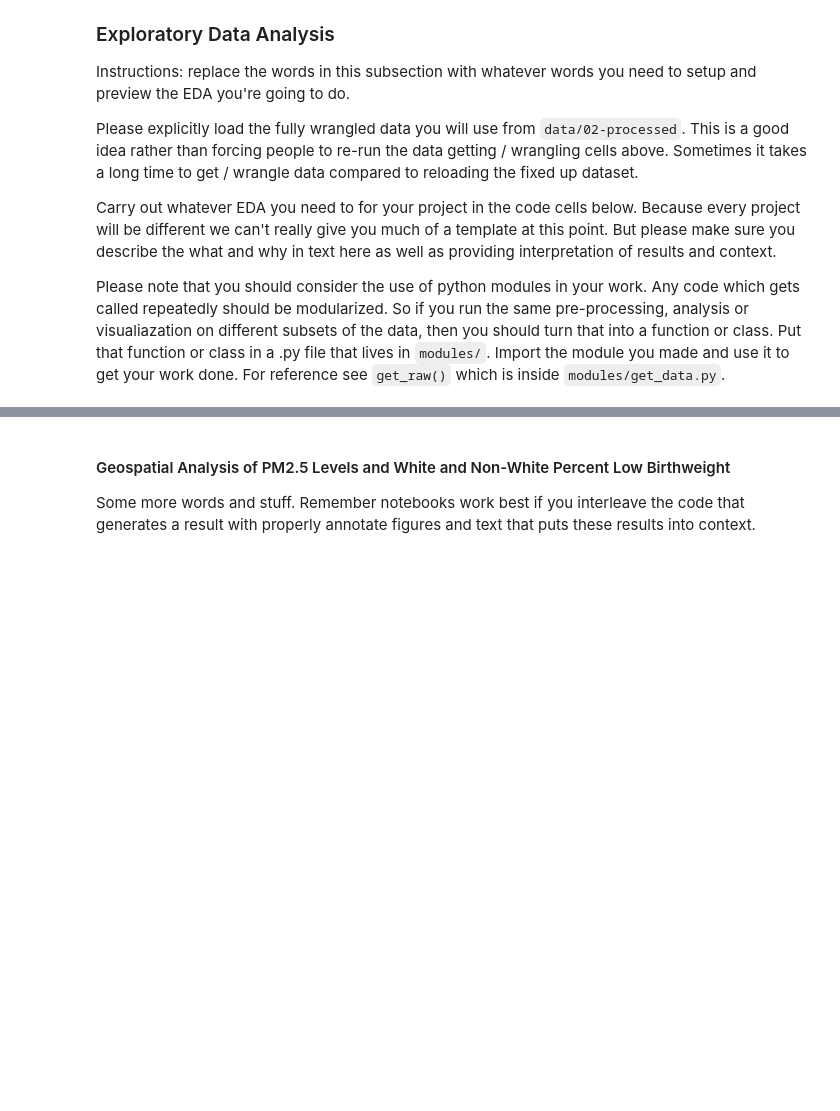
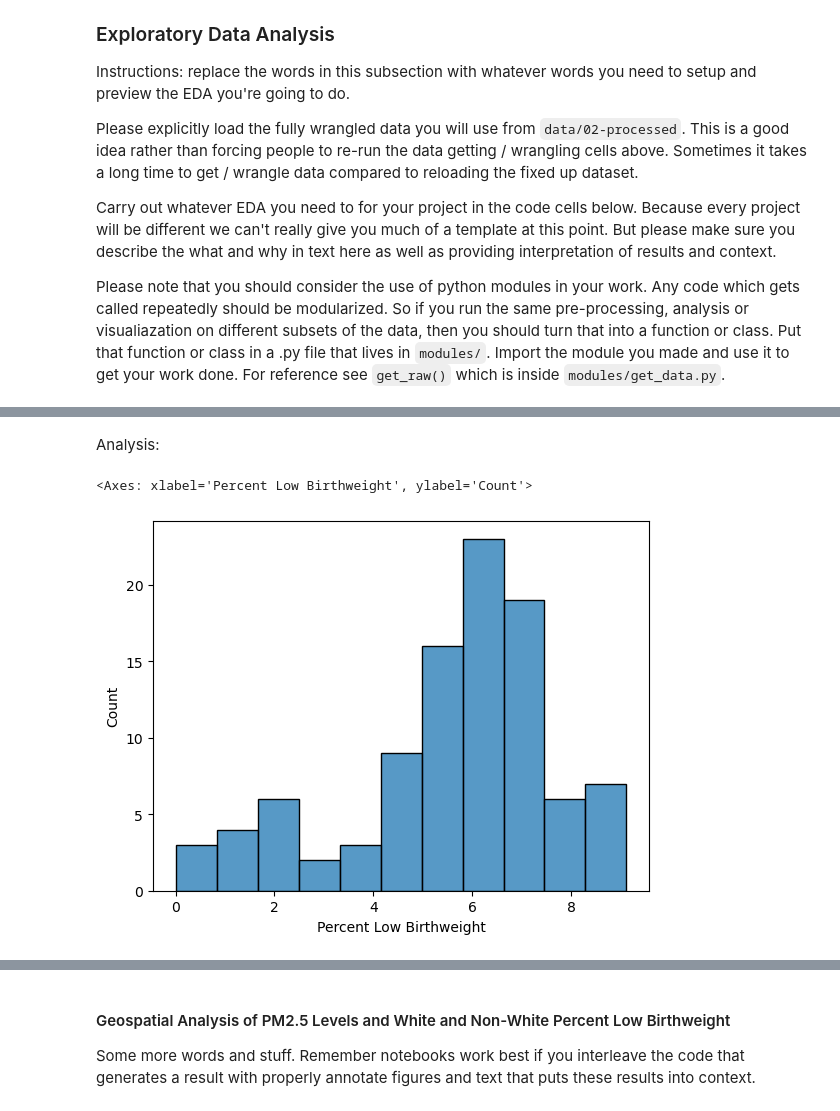
Before and after one commit to COGS108/Group095_WI26, a Jupyter notebook: 02-EDACheckpoint.ipynb, the cells around one changed output, grey strips where cells are left out. Saved outputs shown, nothing was run; the diff lists cells and outputs as text; code cells hidden in the pictures; blank space fills up the shorter version.

```diff
--- a/02-EDACheckpoint.ipynb
+++ b/02-EDACheckpoint.ipynb
@@ -713,0 +776,8 @@ merge_df = pd.read_csv('data/02-processed/merge_df.csv')
+# %% [markdown]
+Analysis:
+# %%
+# Next is low birthweight percentages
+sns.histplot(per_county["Percent Low Birthweight"])
+# %% [output]
+<Axes: xlabel='Percent Low Birthweight', ylabel='Count'>
+[figure, added]
```
Also changed, not shown: parts of 11 cells of this notebook, 2 other files.
